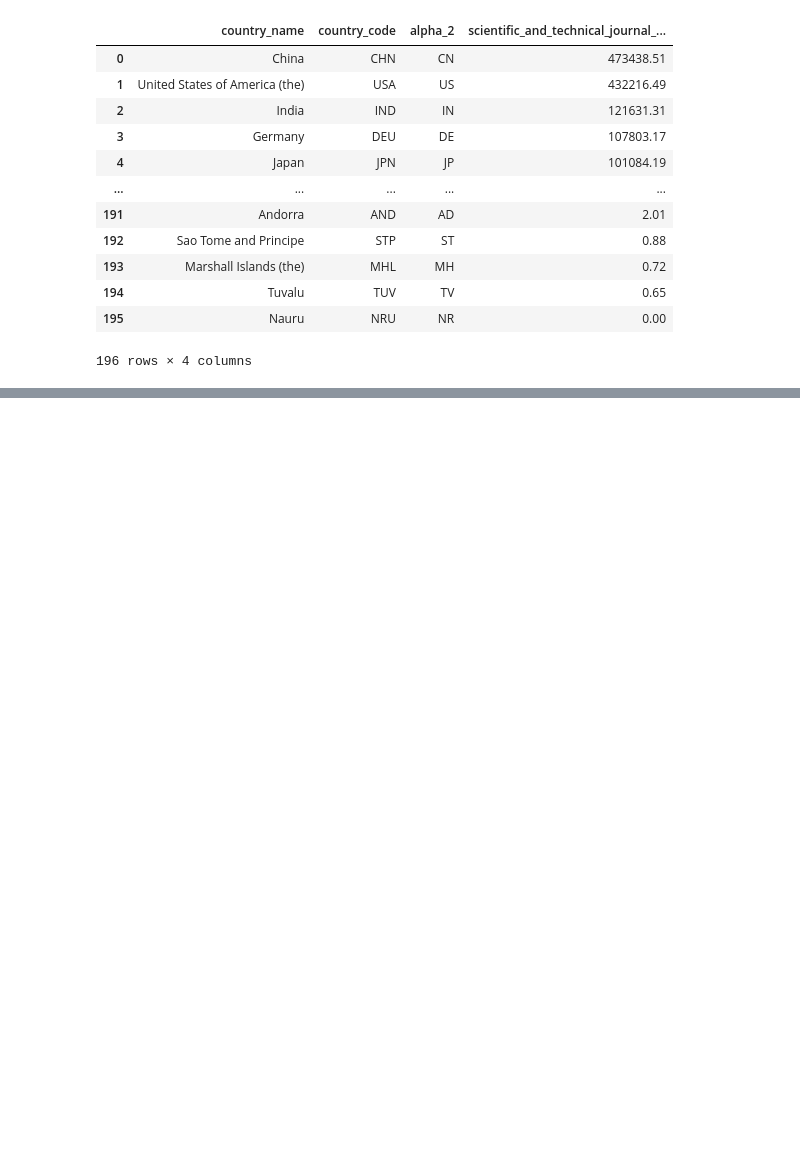
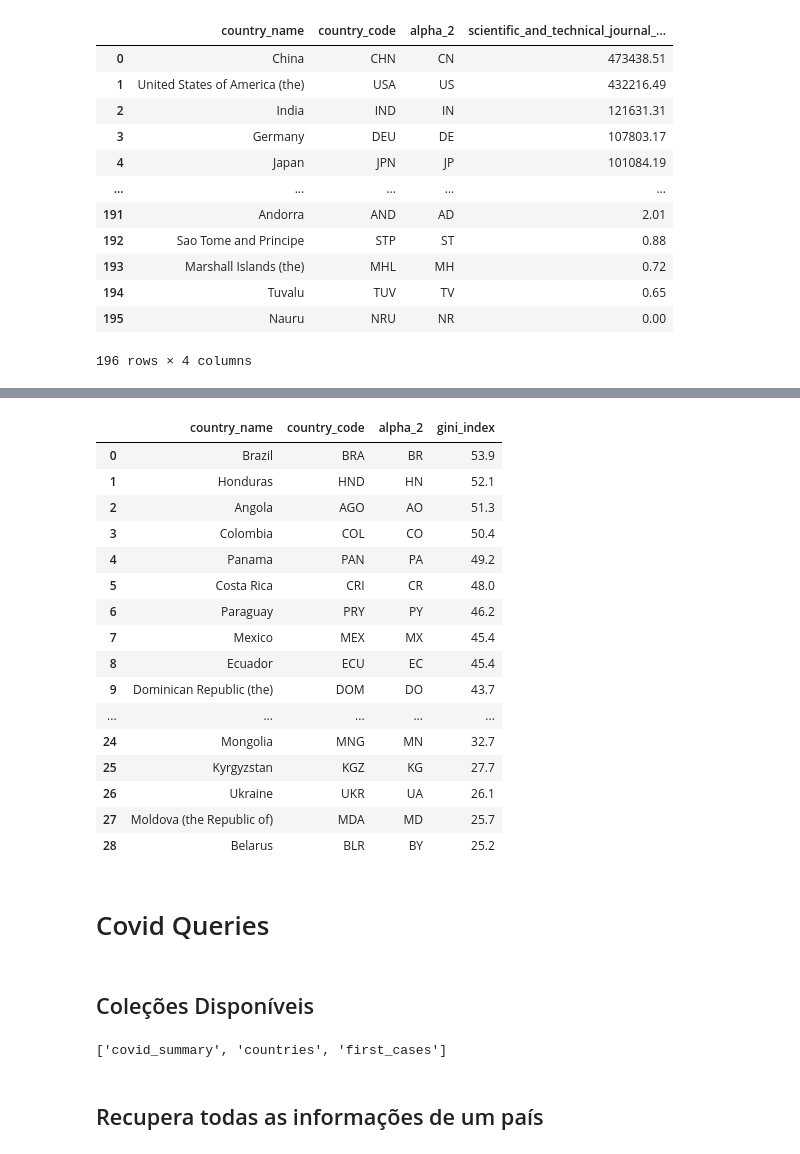
Before and after one commit to leolivrare/MC356-PoltronaDeDados, a Jupyter notebook: stage05/notebooks/WordBank_queries.ipynb, the cells around one changed output, grey strips where cells are left out. Saved outputs shown, nothing was run; the diff lists cells and outputs as text; code cells hidden in the pictures; blank space fills up the shorter version.

Commit message:
mongo e postgres no msm arquivo

```diff
--- a/stage05/notebooks/WordBank_queries.ipynb
+++ b/stage05/notebooks/WordBank_queries.ipynb
@@ -190,7 +171,7 @@ cc.country_name,
 se.country_code,
 cc.alpha_2,
 unemployment
-from socioEconomics_{} se
+from "socioEconomics_{}" se
 inner join
 country_codes as cc on cc.alpha_3 = se.country_code
 where unemployment is not null
@@ -225,4 +206,4 @@ order by gini_index desc
 
 df_unemployment = run_query(unemployment_query, conn, 2017)
 df_pib_per_capita = run_query(pib_per_capita_query, conn, 2017)
-df_gini = run_query(gini_query, conn, 2017)
+df_gini = run_query(gini_query, conn, 2018)
@@ -233,0 +242,28 @@ SSL connection has been closed unexpectedly
+# %%
+df_gini
+# %% [output]
+|  | country_name | country_code | alpha_2 | gini_index |
+| 0 | Brazil | BRA | BR | 53.9 |
+| 1 | Honduras | HND | HN | 52.1 |
+| 2 | Angola | AGO | AO | 51.3 |
+| 3 | Colombia | COL | CO | 50.4 |
+| 4 | Panama | PAN | PA | 49.2 |
+| 5 | Costa Rica | CRI | CR | 48.0 |
+| 6 | Paraguay | PRY | PY | 46.2 |
+| 7 | Mexico | MEX | MX | 45.4 |
+| 8 | Ecuador | ECU | EC | 45.4 |
+| 9 | Dominican Republic (the) | DOM | DO | 43.7 |
+| ... | ... | ... | ... | ... |
+| 24 | Mongolia | MNG | MN | 32.7 |
+| 25 | Kyrgyzstan | KGZ | KG | 27.7 |
+| 26 | Ukraine | UKR | UA | 26.1 |
+| 27 | Moldova (the Republic of) | MDA | MD | 25.7 |
+| 28 | Belarus | BLR | BY | 25.2 |
+# %% [markdown]
+# Covid Queries
+# %% [markdown]
+## Coleções Disponíveis
+# %%
+db.list_collection_names()
+# %% [output]
+['covid_summary', 'countries', 'first_cases']
@@ -233,0 +274,2 @@ SSL connection has been closed unexpectedly
+# %% [markdown]
+## Recupera todas as informações de um país
```
Also changed, not shown: parts of 21 cells of this notebook.
